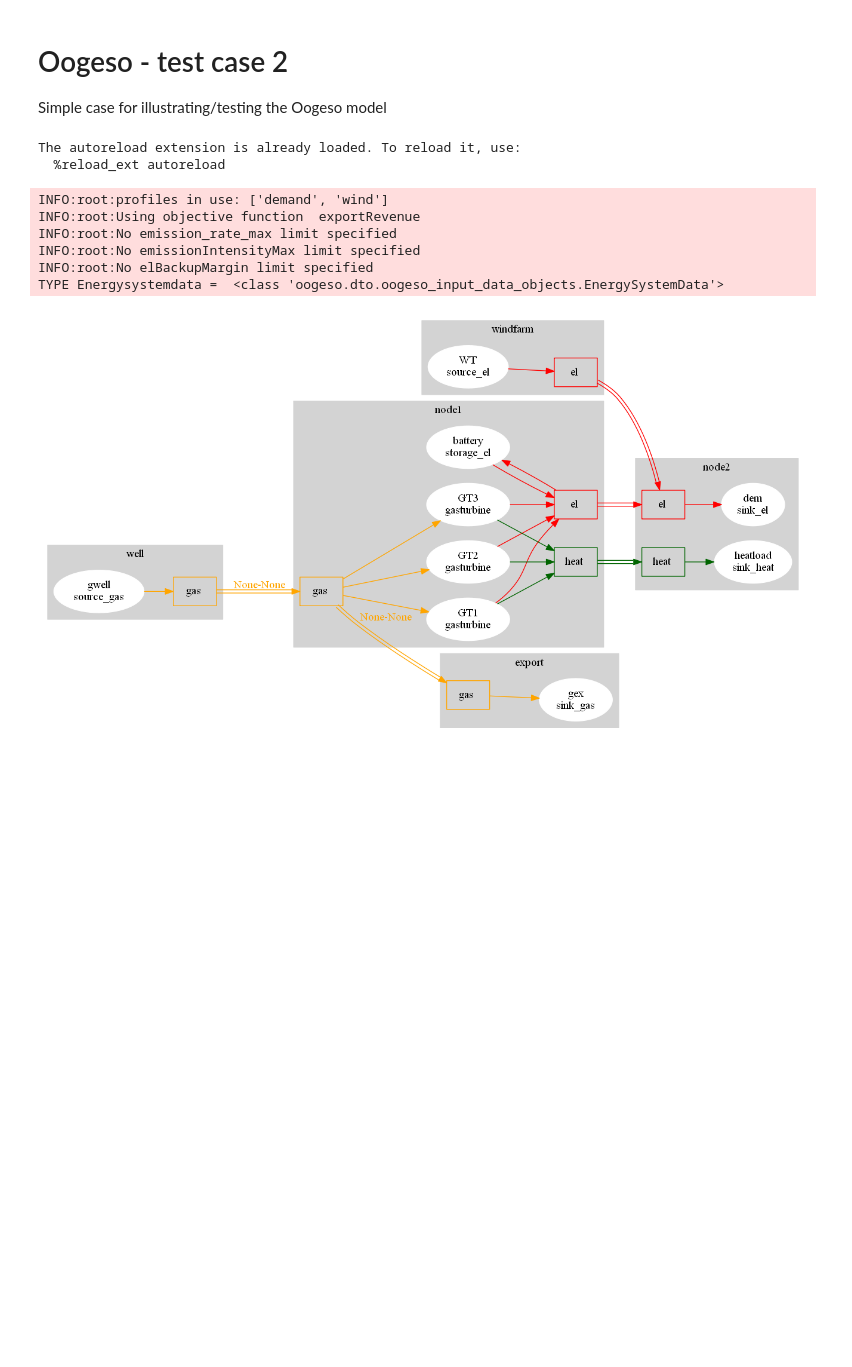
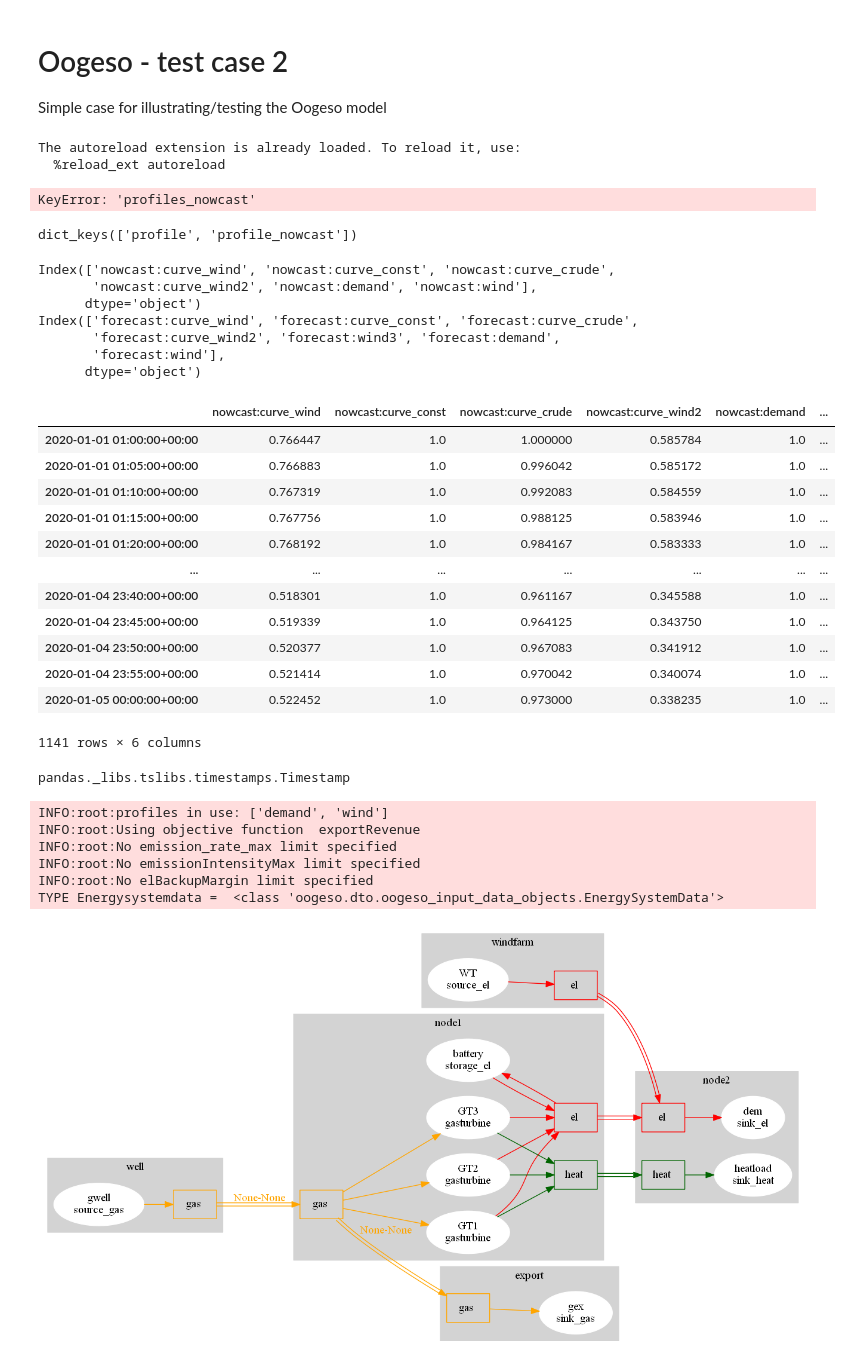
Before and after one commit to oogeso/oogeso, a Jupyter notebook: examples/test case2.ipynb, the cells around one changed output. Drawn from its saved outputs; the diff is of its cells as text; code cells hidden in the pictures; blank space fills up the shorter version.

Commit message:
Added time-series profilesto DTO, and conversion methods for file-reading and translation to internal pandas format

```diff
--- a/examples/test case2.ipynb
+++ b/examples/test case2.ipynb
@@ -24,3 +25,41 @@ logger.setLevel('INFO')
 # %% [output]
 The autoreload extension is already loaded. To reload it, use:
   %reload_ext autoreload
+# %%
+profiles_json = file_io.read_profiles_from_csv(
+    filename_forecasts="testcase2_profiles_forecasts.csv",
+    filename_nowcasts="testcase2_profiles_nowcasts.csv",timestamp_col="timestamp",exclude_cols=["timestep"],json_indent=0)
+data0 = file_io.read_data_from_yaml('test case2.yaml',
+    profiles=profiles_json["profiles"],
+    profiles_nowcast=profiles_json["profiles_nowcast"])
+# %% [output]
+KeyError: 'profiles_nowcast'
+# %%
+profiles_json.keys()
+# %% [output]
+dict_keys(['profile', 'profile_nowcast'])
+# %%
+dfprof=file_io.reshape_timeseries(data0.profiles,start_time="2020-01-01",timestep_minutes=5)
+#dfprof["nowcast:curve_wind"].plot()
+dfprof["actual"]
+# %% [output]
+Index(['nowcast:curve_wind', 'nowcast:curve_const', 'nowcast:curve_crude',
+       'nowcast:curve_wind2', 'nowcast:demand', 'nowcast:wind'],
+      dtype='object')
+Index(['forecast:curve_wind', 'forecast:curve_const', 'forecast:curve_crude',
+       'forecast:curve_wind2', 'forecast:wind3', 'forecast:demand',
+       'forecast:wind'],
+      dtype='object')
+|  | nowcast:curve_wind | nowcast:curve_const | nowcast:curve_crude | nowcast:curve_wind2 | nowcast:demand | ... |
+| 2020-01-01 01:00:00+00:00 | 0.766447 | 1.0 | 1.000000 | 0.585784 | 1.0 | ... |
+| 2020-01-01 01:05:00+00:00 | 0.766883 | 1.0 | 0.996042 | 0.585172 | 1.0 | ... |
+| 2020-01-01 01:10:00+00:00 | 0.767319 | 1.0 | 0.992083 | 0.584559 | 1.0 | ... |
+| 2020-01-01 01:15:00+00:00 | 0.767756 | 1.0 | 0.988125 | 0.583946 | 1.0 | ... |
+| 2020-01-01 01:20:00+00:00 | 0.768192 | 1.0 | 0.984167 | 0.583333 | 1.0 | ... |
+| ... | ... | ... | ... | ... | ... | ... |
+| 2020-01-04 23:40:00+00:00 | 0.518301 | 1.0 | 0.961167 | 0.345588 | 1.0 | ... |
+| 2020-01-04 23:45:00+00:00 | 0.519339 | 1.0 | 0.964125 | 0.343750 | 1.0 | ... |
+| 2020-01-04 23:50:00+00:00 | 0.520377 | 1.0 | 0.967083 | 0.341912 | 1.0 | ... |
+| 2020-01-04 23:55:00+00:00 | 0.521414 | 1.0 | 0.970042 | 0.340074 | 1.0 | ... |
+| 2020-01-05 00:00:00+00:00 | 0.522452 | 1.0 | 0.973000 | 0.338235 | 1.0 | ... |
+1141 rows × 6 columns
@@ -27,3 +73,7 @@ The autoreload extension is already loaded. To reload it, use:
+# %%
+df_comb = file_io.reshape_timeseris()
+# %% [output]
+pandas._libs.tslibs.timestamps.Timestamp
 # %%
 data0 = file_io.read_data_from_yaml('test case2.yaml')
 profiles = file_io.read_profiles_from_csv(
```
Also changed, not shown: parts of 3 cells of this notebook, 8 other files.
